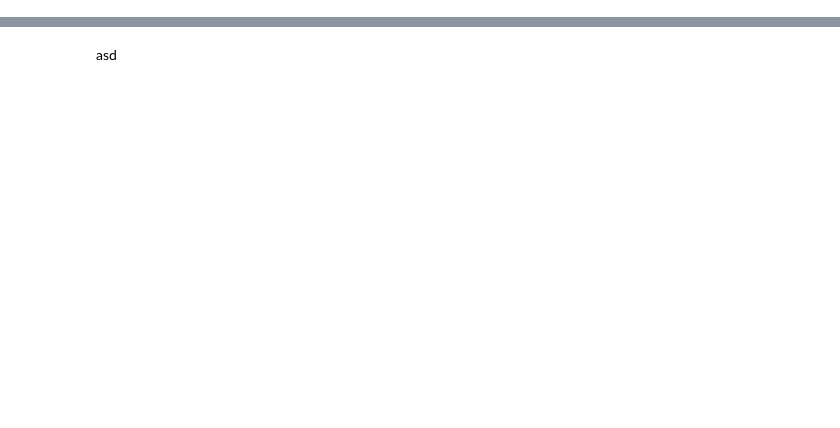
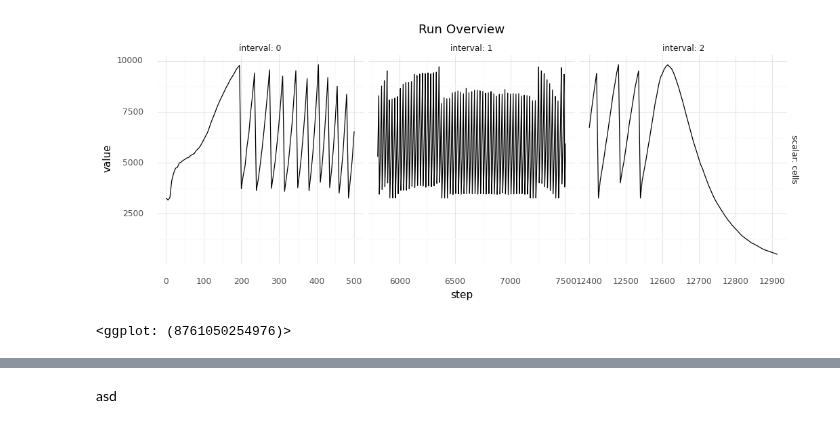
Before and after one commit to mRcSchwering/luca, a Jupyter notebook: e1_co2_fixing/analyze_2023-04-27_14-40.ipynb, the cells around one changed output, grey strips where cells are left out. Saved outputs shown, nothing was run; the diff lists cells and outputs as text; code cells hidden in the pictures; blank space fills up the shorter version.

```diff
--- a/e1_co2_fixing/analyze_2023-04-14_13-17_WL.ipynb
+++ b/e1_co2_fixing/analyze_2023-04-27_14-40.ipynb
@@ -71,0 +77,20 @@ scalars_df = scalars_df[scalars_df["tag"] != "split"]
+# %%
+vars = ["cells", "generation"]
+intervals = [
+    (0, 500),
+    (5_800, 7_500),
+    (12_400, 99999),
+]
+
+scalars_df["interval"] = -1
+for i, (a, b) in enumerate(intervals):
+    scalars_df.loc[(scalars_df["step"] >= a) & (scalars_df["step"] <= b), "interval"] = i
+
+(ggplot(scalars_df[scalars_df["scalar"].isin(vars) & (scalars_df["interval"] >= 0)])
+    + geom_line(aes(y="value", x="step"))
+    + facet_grid("scalar ~ interval", scales="free", labeller="label_both")
+    + theme(figure_size=(12, 4))
+    + ggtitle("Run Overview"))
+# %% [output]
+[figure, added]
+<ggplot: (8761050254976)>
```
Also changed, not shown: parts of 26 cells of this notebook, 3 other files.
